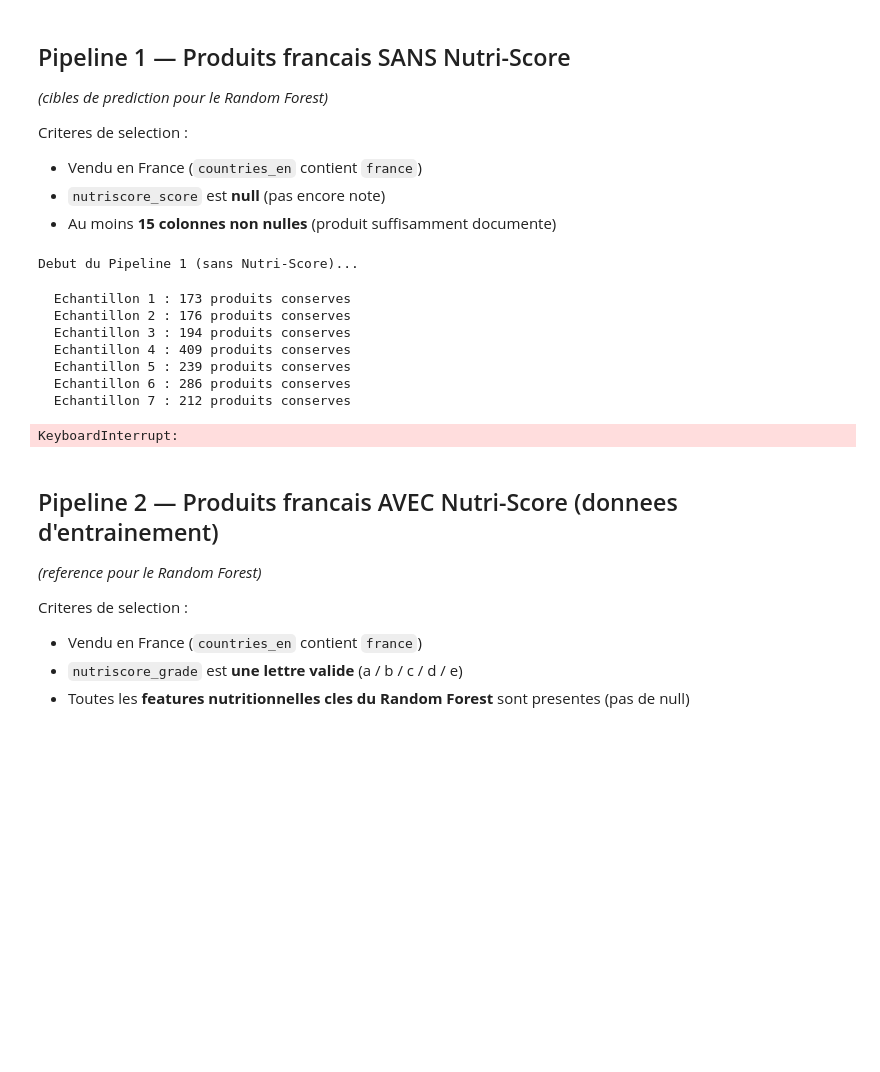
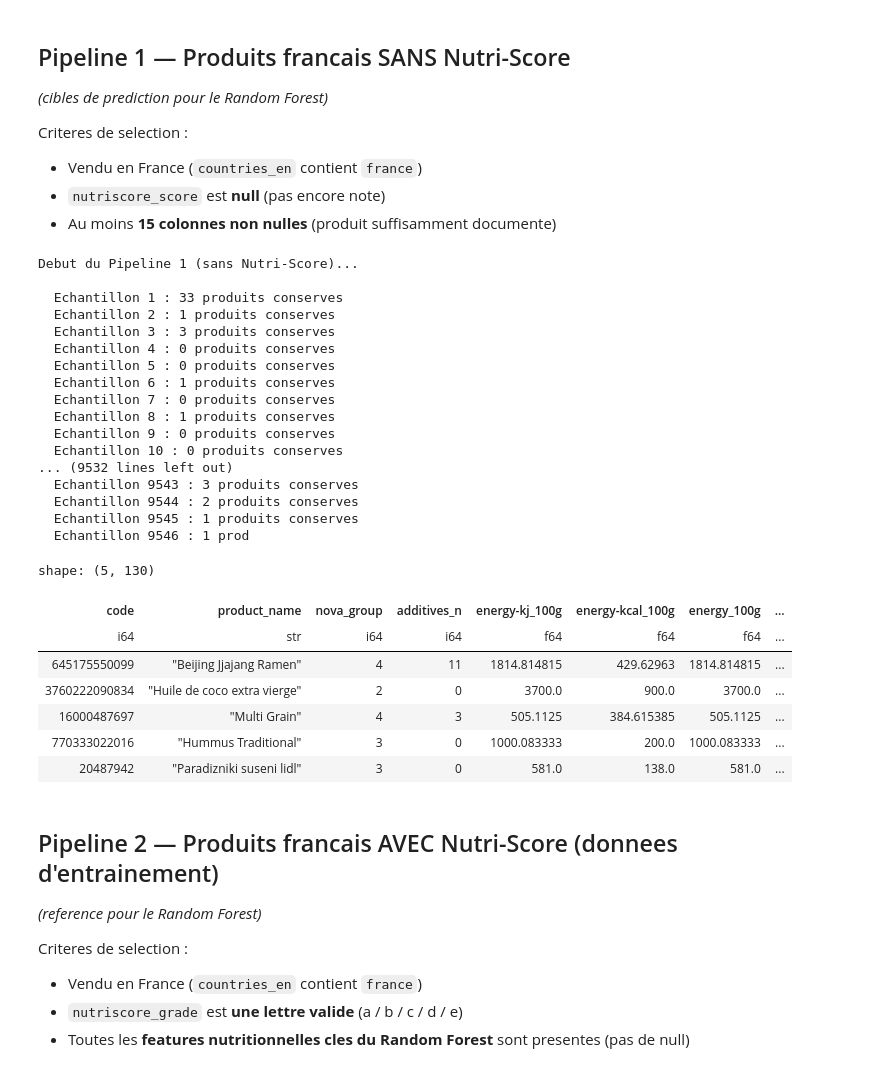
Before and after one commit to Zelote07/Open-Food-Fact-label, a Jupyter notebook: traitement_donnees_polars.ipynb, the cells around one changed output. Saved outputs shown, nothing was run; the diff lists cells and outputs as text; code cells hidden in the pictures; blank space fills up the shorter version.

```diff
--- a/traitement_donnees_polars.ipynb
+++ b/traitement_donnees_polars.ipynb
@@ -45,67 +45,79 @@ Criteres de selection :
 # %%
 destination_sans = "produits_sans_nutriscore.csv"
 
-reader = pl.read_csv_batched(
+reader = pl.scan_csv(
     FILE_PATH,
     separator='\t',
     has_header=True,
     ignore_errors=True,
     infer_schema_length=10000,
     low_memory=True,
-    quote_char=None,
-    batch_size=BATCH_SIZE
+    quote_char=None
 )
 
 batches_sans = []
-i = 1
 print("Debut du Pipeline 1 (sans Nutri-Score)...\n")
 
-while True:
-    batches = reader.next_batches(1)
-    if not batches:
-        break
-    df_batch = batches[0]
-
+for i, df_batch in enumerate(reader.collect_batches(), start=1):
     df_batch = (
         df_batch
         .filter(pl.col('countries_en').str.to_lowercase().str.contains('france'))
         .select([
             pl.col('code'),
             pl.col('product_name'),
             pl.col('nova_group'),
             pl.col('additives_n'),
             pl.col(COLONNES_NUTRITIONNELLES),
             pl.col('nutriscore_score'),
             pl.col('nutriscore_grade'),
             pl.col('environmental_score_score'),
             pl.col('environmental_score_grade')
         ])
         .filter(pl.col('nutriscore_score').is_null())
         .with_columns(
             pl.sum_horizontal(pl.all().is_not_null()).alias('donnees_fournies_count')
         )
         .filter(pl.col('donnees_fournies_count') >= 15)
     )
 
     batches_sans.append(df_batch)
     print(f"  Echantillon {i} : {len(df_batch)} produits conserves")
-    i += 1
 
-df_sans = pl.concat(batches_sans).sort('donnees_fournies_count', descending=True)
+if batches_sans:
+    df_sans = pl.concat(batches_sans).sort('donnees_fournies_count', descending=True)
+else:
+    df_sans = pl.DataFrame()
+
 df_sans.write_csv(destination_sans)
 print(f"\nFichier sauvegarde : {destination_sans}")
 print(f"Dimensions : {df_sans.shape}")
 df_sans.head()
 # %% [output]
 Debut du Pipeline 1 (sans Nutri-Score)...
+
+  Echantillon 1 : 33 produits conserves
+  Echantillon 2 : 1 produits conserves
+  Echantillon 3 : 3 produits conserves
+  Echantillon 4 : 0 produits conserves
+  Echantillon 5 : 0 produits conserves
+  Echantillon 6 : 1 produits conserves
+  Echantillon 7 : 0 produits conserves
+  Echantillon 8 : 1 produits conserves
+  Echantillon 9 : 0 produits conserves
+  Echantillon 10 : 0 produits conserves
+... (9532 lines left out)
+  Echantillon 9543 : 3 produits conserves
+  Echantillon 9544 : 2 produits conserves
+  Echantillon 9545 : 1 produits conserves
+  Echantillon 9546 : 1 prod
-  Echantillon 1 : 173 produits conserves
-  Echantillon 2 : 176 produits conserves
-  Echantillon 3 : 194 produits conserves
-  Echantillon 4 : 409 produits conserves
-  Echantillon 5 : 239 produits conserves
-  Echantillon 6 : 286 produits conserves
-  Echantillon 7 : 212 produits conserves
+shape: (5, 130)
-KeyboardInterrupt:
+| code | product_name | nova_group | additives_n | energy-kj_100g | energy-kcal_100g | energy_100g | ... |
+| i64 | str | i64 | i64 | f64 | f64 | f64 | ... |
+| 645175550099 | "Beijing Jjajang Ramen" | 4 | 11 | 1814.814815 | 429.62963 | 1814.814815 | ... |
+| 3760222090834 | "Huile de coco extra vierge" | 2 | 0 | 3700.0 | 900.0 | 3700.0 | ... |
+| 16000487697 | "Multi Grain" | 4 | 3 | 505.1125 | 384.615385 | 505.1125 | ... |
+| 770333022016 | "Hummus Traditional" | 3 | 0 | 1000.083333 | 200.0 | 1000.083333 | ... |
+| 20487942 | "Paradizniki suseni lidl" | 3 | 0 | 581.0 | 138.0 | 581.0 | ... |
 # %% [markdown]
 ## Pipeline 2 — Produits francais AVEC Nutri-Score (donnees d'entrainement)
 *(reference pour le Random Forest)*
```
Also changed, not shown: parts of 1 cell of this notebook, 8 other files.
